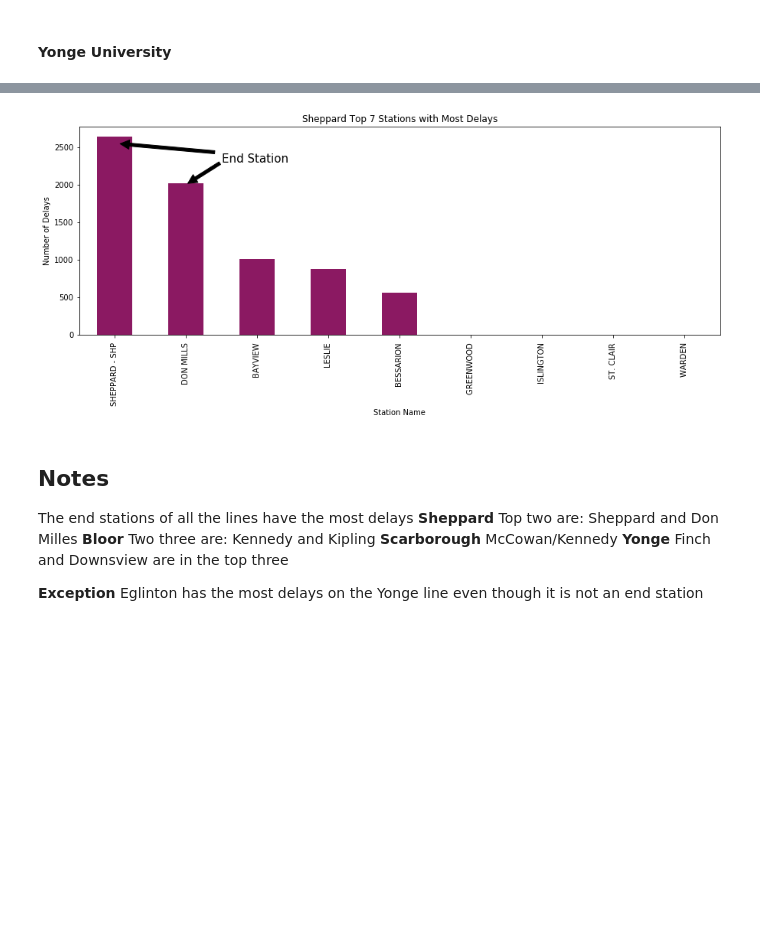
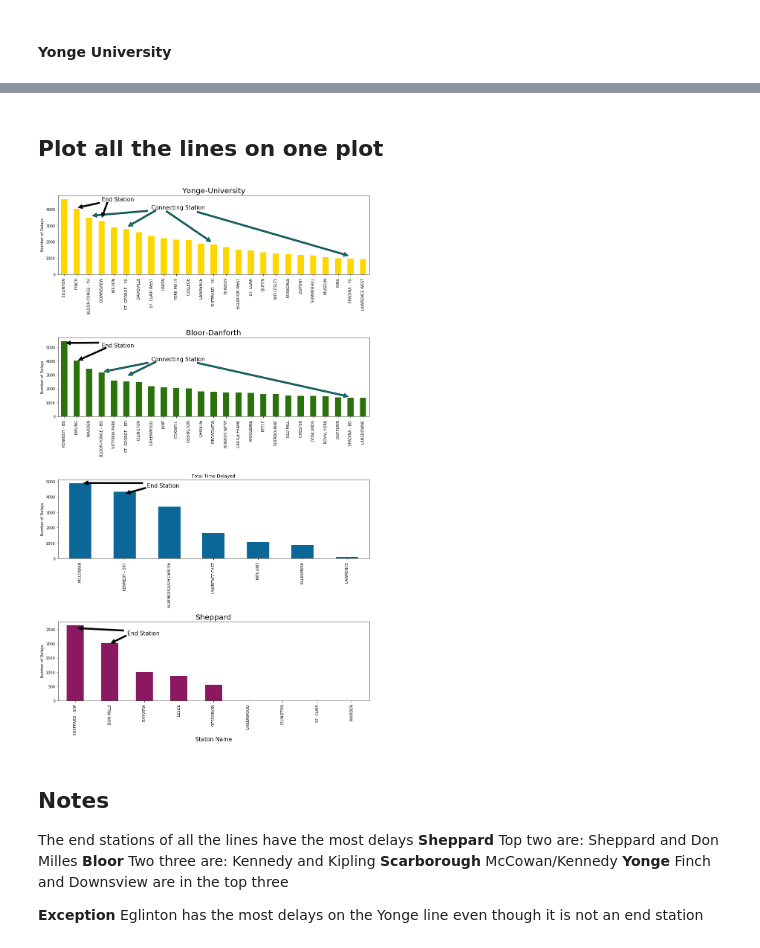
Before and after one commit to cllopes/scs-3250-tcc, a Jupyter notebook: Cindy/3_Stations.ipynb, the cells around one changed output, grey strips where cells are left out. Cells and saved outputs as stored; diff of their text form; code cells hidden in the pictures; blank space fills up the shorter version.

Commit message:
Image changes

```diff
--- a/Cindy/3_Stations.ipynb
+++ b/Cindy/3_Stations.ipynb
@@ -100,14 +100,15 @@ Many of these are the end of the line stations are at the end
 ### Break down by individual lines
 # %%
 font_size = 15
+title_font_size = 20
 # %%
-def plot_total_delay_for_line(line, c):
+def plot_total_delay_for_line(line, c, ax):
     line_stations = ttc[ttc['Line'] == line]
     line_station_group  = line_stations.groupby('Station_Line')
     line_station_summary = create_station_summary(line_station_group, ['Total Delay', 'Count', 'Average Delay'])
-    plt.ylabel('Number of Delays')
-    plt.xlabel('Station Name')
-    ax = line_station_summary['Total Delay'][:25].plot.bar(title='Total Time Delayed', color=c, figsize=(15,5))
+    ax.set_ylabel('Number of Delays')
+    ax.set_xlabel('Station Name')
+    line_station_summary['Total Delay'][:25].plot.bar(title='Total Time Delayed', color=c, ax = ax)
     ax.xaxis.set_major_formatter(FuncFormatter(lambda x, _: line_station_summary.index[x].split('(')[0]))
     return ax
 # %% [markdown]
@@ -184,18 +189,33 @@ plt.show()
 # %%
-ax = plot_total_delay_for_line('Sheppard', sheppard_color)
-plt.title('Sheppard Top 7 Stations with Most Delays')
+ def plot_sheppard_stations(ax):
+    plot_total_delay_for_line('Sheppard', sheppard_color, ax=ax)
+    ax.set_title('Sheppard', fontsize = title_font_size)
 
-# End Stations
-ax.annotate('End Station', xy=(0,2550), xytext=(1.5,2300),
-            fontsize=font_size,
-            arrowprops=dict(facecolor='black', shrink=0.05))
-ax.annotate('', xy=(1,2000), xytext=(1.5,2300),
-            fontsize=font_size,
-            arrowprops=dict(facecolor='black', shrink=0.05))
-plt.savefig('15_sheppard_stations.png', bbox_inches='tight')
-plt.show()
+    # End Stations
+    ax.annotate('End Station', xy=(0,2550), xytext=(1.5,2300),
+                fontsize=font_size,
+                arrowprops=dict(facecolor='black', shrink=0.05))
+    ax.annotate('', xy=(1,2000), xytext=(1.5,2300),
+                fontsize=font_size,
+                arrowprops=dict(facecolor='black', shrink=0.05))
+    # plt.savefig('15_sheppard_stations.png', bbox_inches='tight')
+    # plt.show()
-# %% [output]
-[figure, removed]
+# %% [markdown]
+## Plot all the lines on one plot
+# %%
+fig, ax = plt.subplots(4,1, figsize=[15,25])
+plot_yonge_stations(ax[0])
+plot_bloor_stations(ax[1])
+plot_scarborough_stations(ax[2])
+plot_sheppard_stations(ax[3])
+
+ax[3].set_xlabel('Staton Name', fontsize=15)
+
+plt.subplots_adjust(hspace=0.8)
+plt.savefig('12_15_all_line_stations.png', bbox_inches='tight')
+plt.show()
+# %% [output]
+[figure, added]
 # %% [markdown]
 ## Notes
 
```
Also changed, not shown: parts of 3 cells of this notebook, 1 other file.
